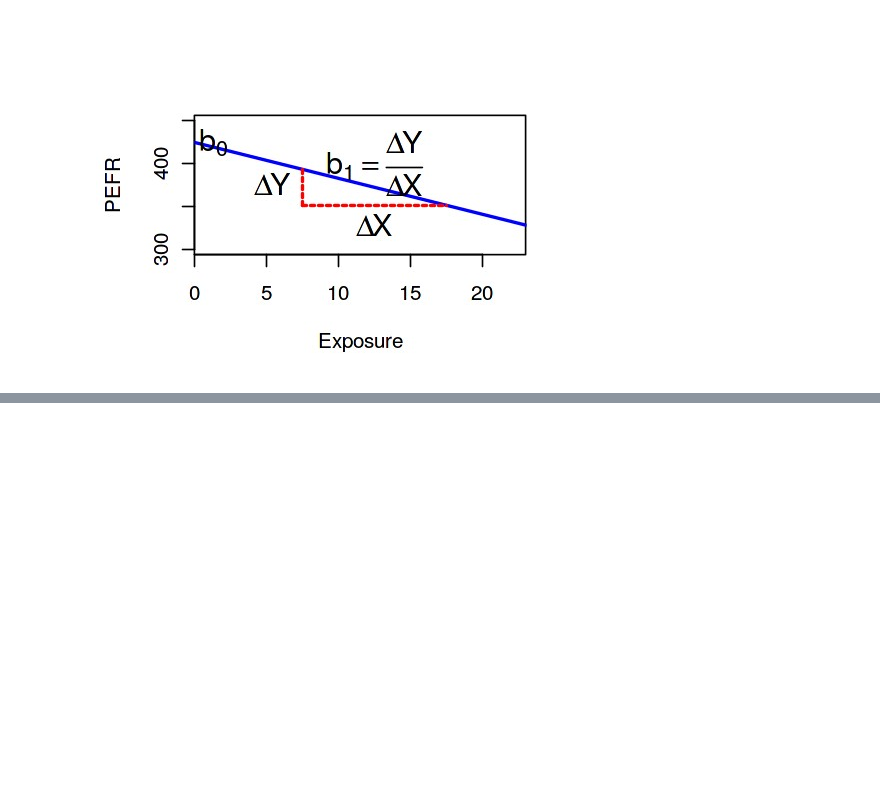
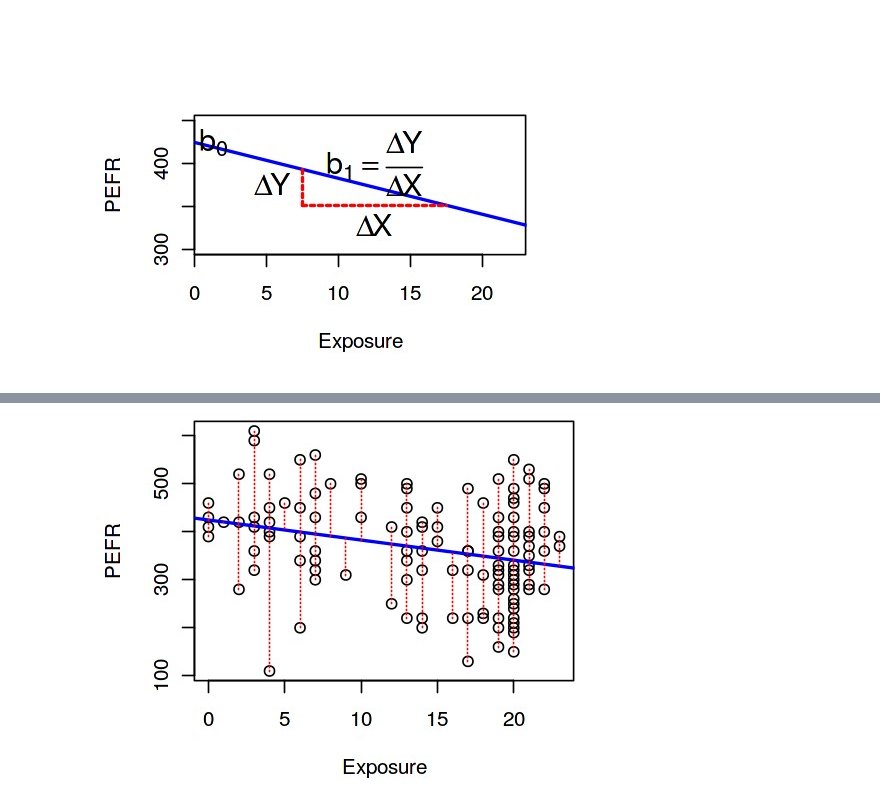
Before and after one commit to AppTrain/hearvol, a Jupyter notebook: linear_regression.ipynb, the cells around one changed output, grey strips where cells are left out. Cells and saved outputs as stored; diff of their text form; code cells hidden in the pictures; blank space fills up the shorter version.

```diff
--- a/linear_regression.ipynb
+++ b/linear_regression.ipynb
@@ -110,3 +103,5 @@ dev.off()
 null device
           1
 [figure]
+# %%
+fitted = predict(model)
@@ -112,0 +148,21 @@ null device
+# %%
+# set plot parameters (margin)
+par(mar=c(4,4,0,0)+.1)
+
+#group by Exposure showing max and min PEFR foreach exposure level. Then show a column with the 'fitted' value (from the model) for PEFR
+lung1 <- lung %>%
+  mutate(Fitted=fitted,
+         positive = PEFR>Fitted) %>%
+  group_by(Exposure, positive) %>%
+  summarize(PEFR_max = max(PEFR),
+            PEFR_min = min(PEFR),
+            Fitted = first(Fitted)) %>%
+  ungroup() %>%
+  mutate(PEFR = ifelse(positive, PEFR_max, PEFR_min)) %>%
+  arrange(Exposure)
+
+plot(lung$Exposure, lung$PEFR, xlab="Exposure", ylab="PEFR")
+abline(a=model$coefficients[1], b=model$coefficients[2], col="blue", lwd=2)
+segments(lung1$Exposure, lung1$PEFR, lung1$Exposure, lung1$Fitted, col="red", lty=3)
+# %% [output]
+[figure, added]
```
Also changed, not shown: parts of 9 cells of this notebook, 3 other files.
